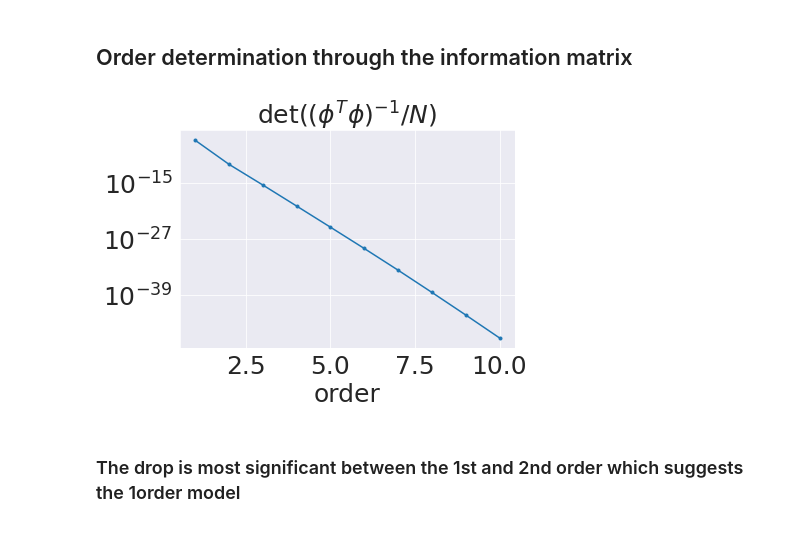
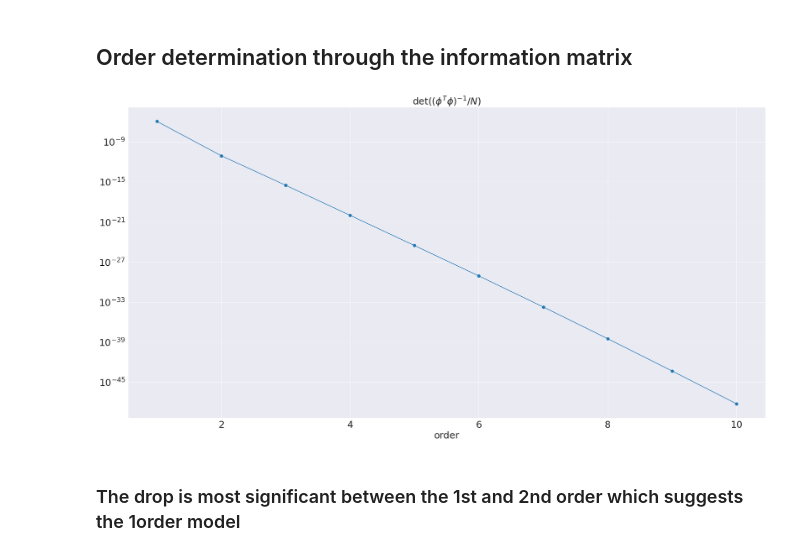
Before and after one commit to nyuhanc/BLA, a Jupyter notebook: 0_preliminary_analysis.ipynb, the cells around one changed output. Cells and saved outputs as stored; diff of their text form; code cells hidden in the pictures.

```diff
--- a/0_preliminary_analysis.ipynb
+++ b/0_preliminary_analysis.ipynb
@@ -177,38 +177,36 @@ plt.show()
 #     Phi = np.empty((N, ny + nu + 1))
 #
 #     # Loop over each row of the matrix
 #     for t in range(N):
 #         # Autoregressive part
 #         for i in range(ny):
 #             Phi[t, i] = y[t-i-1] if t-i-1 >= 0 else 0
 #
 #         # Exogenous part
 #         for i in range(nu + 1):
 #             Phi[t, i + ny] = u[t - i] if t - i >= 0 else 0
 #
 #     return Phi
 
 def construct_info_matrix(y, u, order):
     ys = [np.roll(y,i) for i in range(order)]
     us = [np.roll(u,i) for i in range(order)]
     return np.vstack(ys+us).T[order-1:]
 
-construct_info_matrix(df2['y'], df2['u'], 2)
-
 lag_max = 10
 order = []
 for i in range(1,lag_max+1):
     phi = construct_info_matrix(df2['y'], df2['u'], i)
     order.append(np.linalg.det(np.linalg.inv(phi.T @ phi) / (i*2)))
 
-
+f = plt.figure(figsize=(30,15))
 plt.title(r'$\det ((\phi^T\phi)^{-1} / N)$')
 plt.xlabel('order')
-plt.semilogy(range(1,lag_max+1),order, marker='.')
+plt.semilogy(range(1,lag_max+1),order, marker='.', markersize=15)
 plt.grid(True)
 plt.show()
 # %% [output]
-[figure, old version]
+[figure, new version]
 # %% [markdown]
 ### The drop is most significant between the 1st and 2nd order which suggests the 1order model
 # %% [markdown]
```
Also changed, not shown: parts of 5 cells of this notebook, 1 other file.
